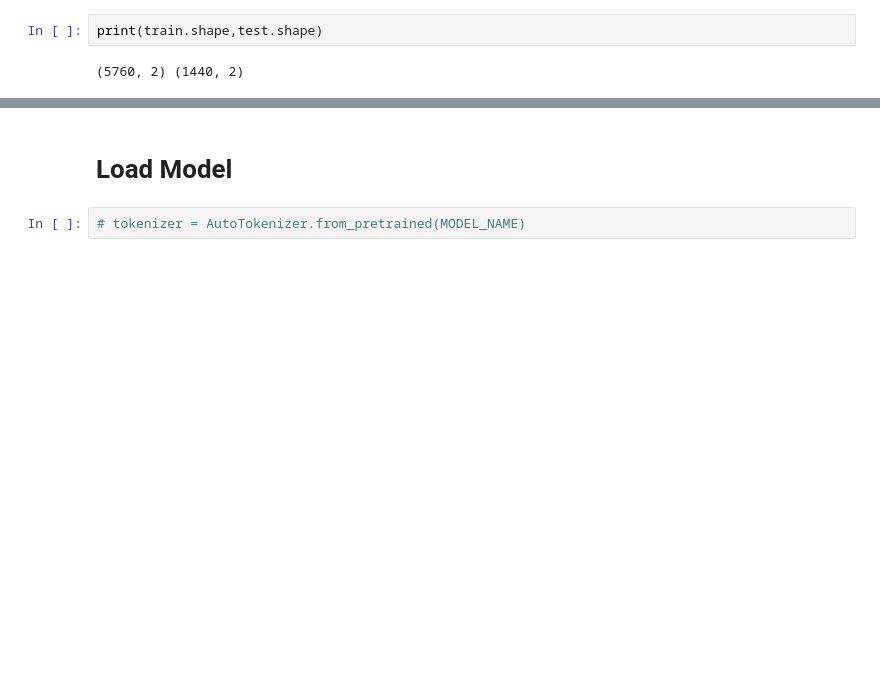
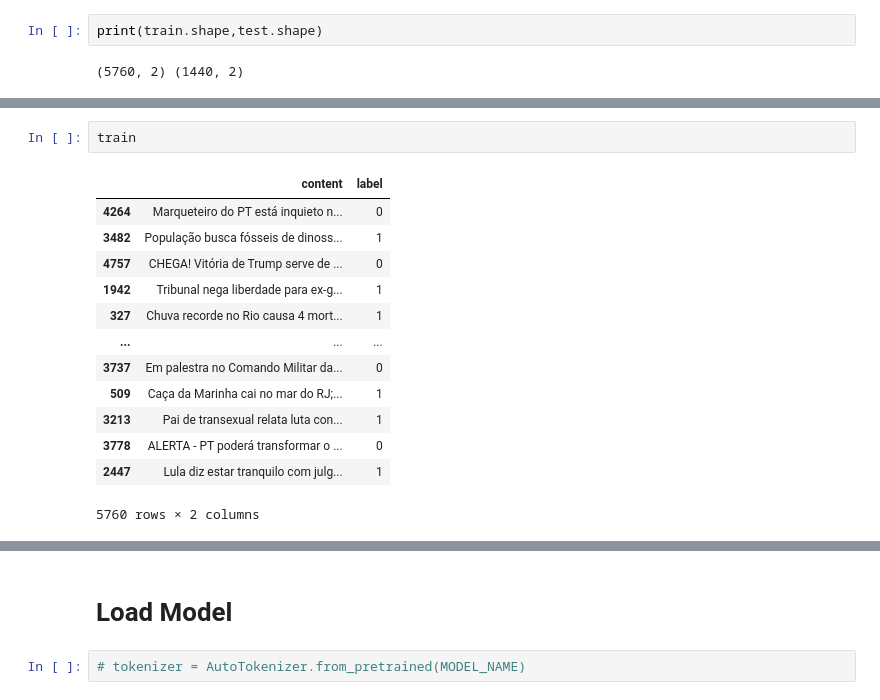
Before and after one commit to JessicaVicentini99/fake_br_corpus_lime, a Jupyter notebook: Lime_Experimento_Final_Classificacao.ipynb, the cells around one changed output, grey strips where cells are left out. Cells and saved outputs as stored; diff of their text form; blank space fills up the shorter version.

```diff
--- a/Lime_Experimento_Final_Classificacao.ipynb
+++ b/Lime_Experimento_Final_Classificacao.ipynb
@@ -172,0 +214,16 @@ print(train.shape,test.shape)
+# %%
+train
+# %% [output]
+|  | content | label |
+| 4264 | Marqueteiro do PT está inquieto n... | 0 |
+| 3482 | População busca fósseis de dinoss... | 1 |
+| 4757 | CHEGA! Vitória de Trump serve de ... | 0 |
+| 1942 | Tribunal nega liberdade para ex-g... | 1 |
+| 327 | Chuva recorde no Rio causa 4 mort... | 1 |
+| ... | ... | ... |
+| 3737 | Em palestra no Comando Militar da... | 0 |
+| 509 | Caça da Marinha cai no mar do RJ;... | 1 |
+| 3213 | Pai de transexual relata luta con... | 1 |
+| 3778 | ALERTA - PT poderá transformar o ... | 0 |
+| 2447 | Lula diz estar tranquilo com julg... | 1 |
+5760 rows × 2 columns
```
Also changed, not shown: parts of 53 cells of this notebook.
